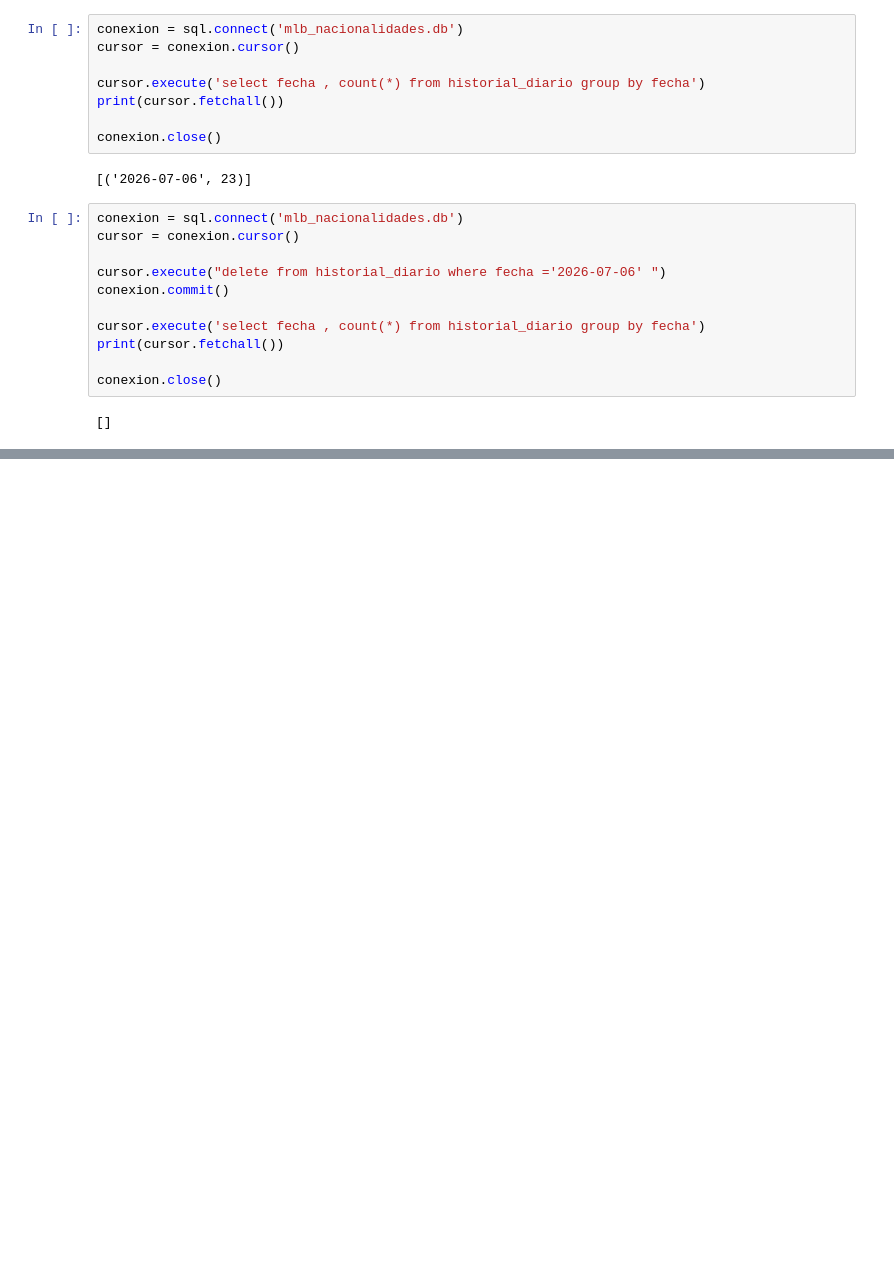
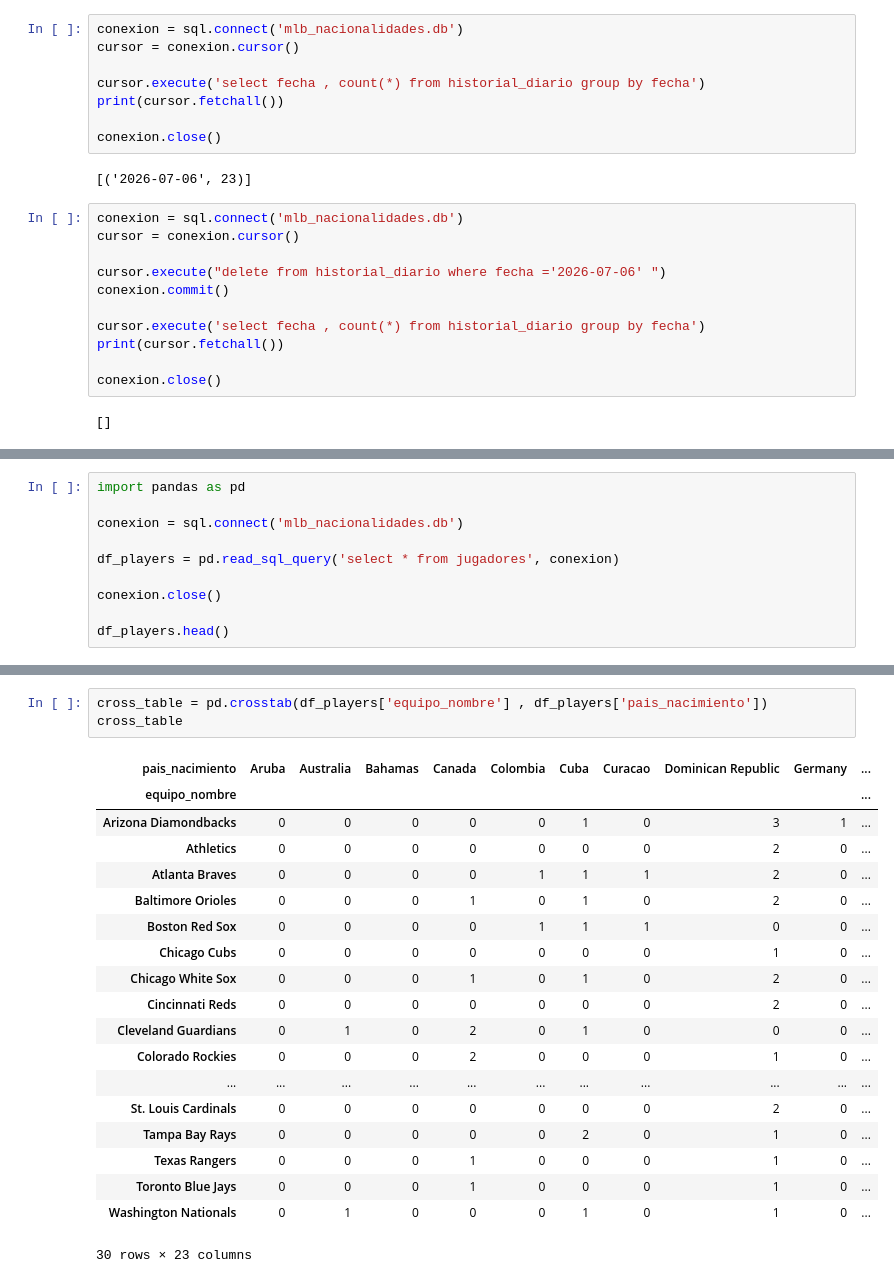
Before and after one commit to Cromerleon/mlb-nationalities, a Jupyter notebook: exploracion/exploracion.ipynb, the cells around one changed output, grey strips where cells are left out. Saved outputs shown, nothing was run; the diff lists cells and outputs as text; blank space fills up the shorter version.

```diff
--- a/exploracion/exploracion.ipynb
+++ b/exploracion/exploracion.ipynb
@@ -409,0 +420,10 @@ conexion.close()
+# %%
+import pandas as pd
+
+conexion = sql.connect('mlb_nacionalidades.db')
+
+df_players = pd.read_sql_query('select * from jugadores', conexion)
+
+conexion.close()
+
+df_players.head()
@@ -409,0 +458,23 @@ conexion.close()
+# %%
+cross_table = pd.crosstab(df_players['equipo_nombre'] , df_players['pais_nacimiento'])
+cross_table
+# %% [output]
+| pais_nacimiento | Aruba | Australia | Bahamas | Canada | Colombia | Cuba | Curacao | Dominican Republic | Germany | ... |
+| equipo_nombre |  |  |  |  |  |  |  |  |  | ... |
+| Arizona Diamondbacks | 0 | 0 | 0 | 0 | 0 | 1 | 0 | 3 | 1 | ... |
+| Athletics | 0 | 0 | 0 | 0 | 0 | 0 | 0 | 2 | 0 | ... |
+| Atlanta Braves | 0 | 0 | 0 | 0 | 1 | 1 | 1 | 2 | 0 | ... |
+| Baltimore Orioles | 0 | 0 | 0 | 1 | 0 | 1 | 0 | 2 | 0 | ... |
+| Boston Red Sox | 0 | 0 | 0 | 0 | 1 | 1 | 1 | 0 | 0 | ... |
+| Chicago Cubs | 0 | 0 | 0 | 0 | 0 | 0 | 0 | 1 | 0 | ... |
+| Chicago White Sox | 0 | 0 | 0 | 1 | 0 | 1 | 0 | 2 | 0 | ... |
+| Cincinnati Reds | 0 | 0 | 0 | 0 | 0 | 0 | 0 | 2 | 0 | ... |
+| Cleveland Guardians | 0 | 1 | 0 | 2 | 0 | 1 | 0 | 0 | 0 | ... |
+| Colorado Rockies | 0 | 0 | 0 | 2 | 0 | 0 | 0 | 1 | 0 | ... |
+| ... | ... | ... | ... | ... | ... | ... | ... | ... | ... | ... |
+| St. Louis Cardinals | 0 | 0 | 0 | 0 | 0 | 0 | 0 | 2 | 0 | ... |
+| Tampa Bay Rays | 0 | 0 | 0 | 0 | 0 | 2 | 0 | 1 | 0 | ... |
+| Texas Rangers | 0 | 0 | 0 | 1 | 0 | 0 | 0 | 1 | 0 | ... |
+| Toronto Blue Jays | 0 | 0 | 0 | 1 | 0 | 0 | 0 | 1 | 0 | ... |
+| Washington Nationals | 0 | 1 | 0 | 0 | 0 | 1 | 0 | 1 | 0 | ... |
+30 rows × 23 columns
```
Also changed, not shown: parts of 6 cells of this notebook, 1 other file.
